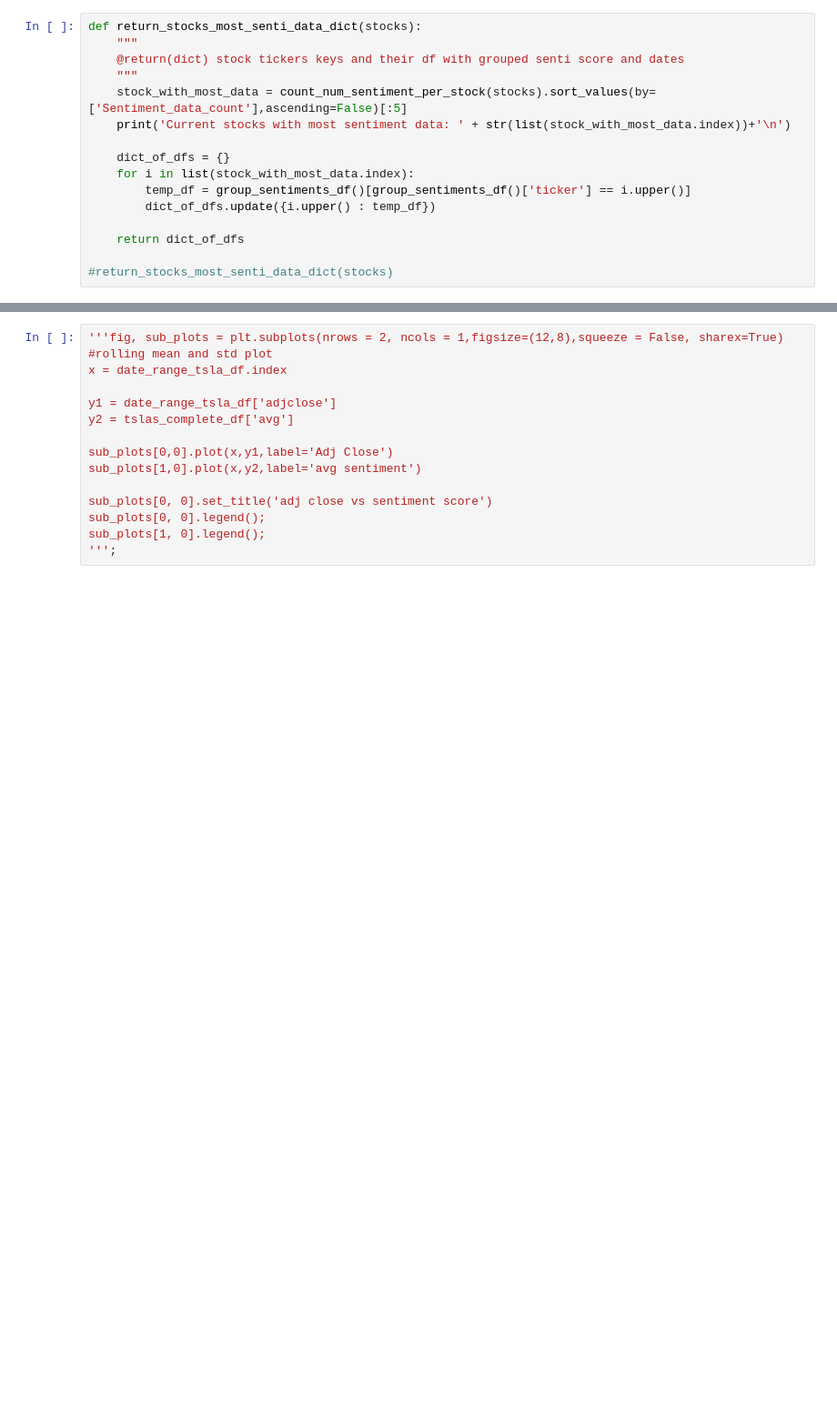
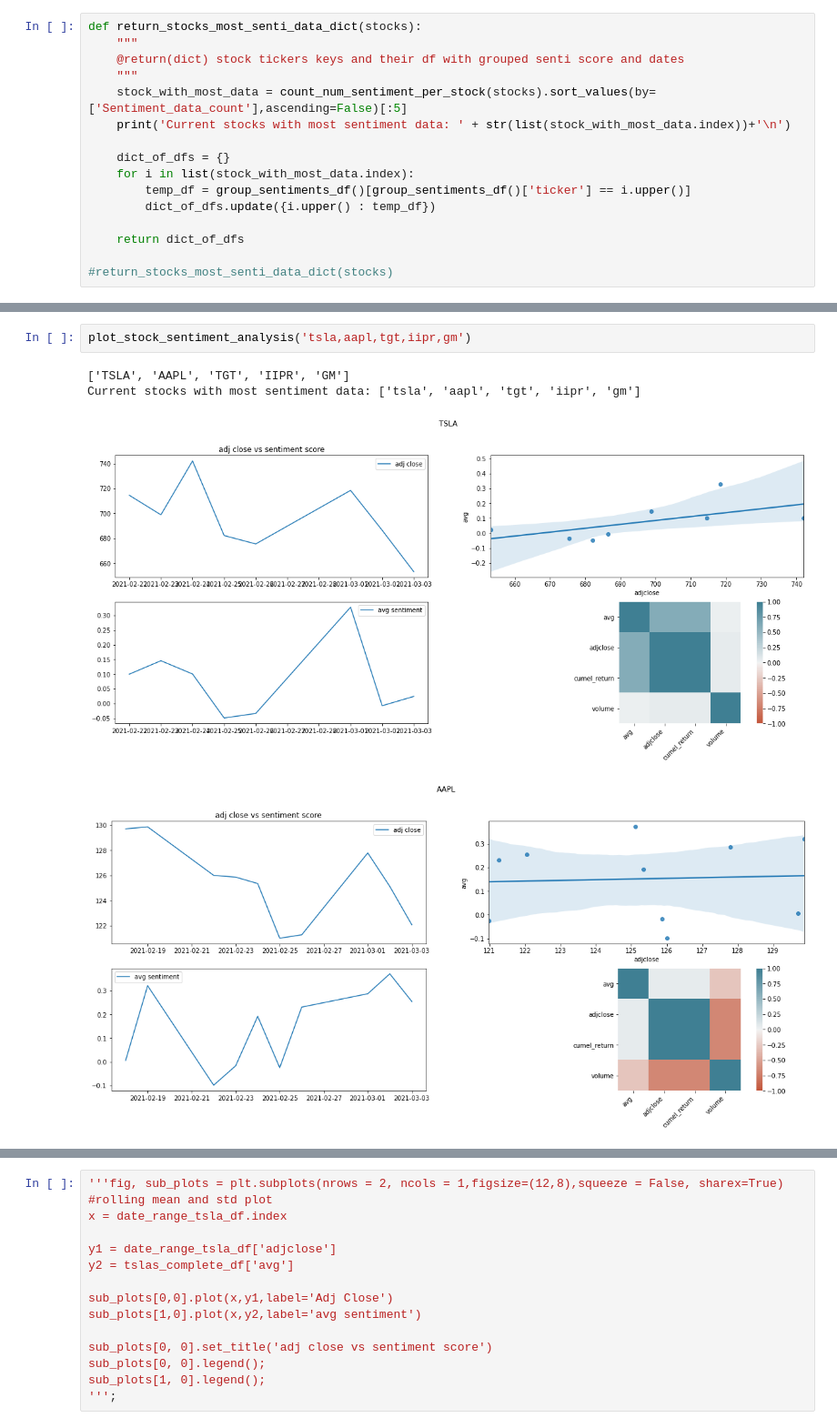
Before and after one commit to Sahand-J/sentiment_analysis_stock_market, a Jupyter notebook: final_outline_sentiment.ipynb, the cells around one changed output, grey strips where cells are left out. Shown at 91% size. Cells and saved outputs as stored; diff of their text form; blank space fills up the shorter version.

Commit message:
update
method to show plots complete

```diff
--- a/final_outline_sentiment.ipynb
+++ b/final_outline_sentiment.ipynb
@@ -375,0 +359,7 @@ ax2.legend();
+# %%
+plot_stock_sentiment_analysis('tsla,aapl,tgt,iipr,gm')
+# %% [output]
+['TSLA', 'AAPL', 'TGT', 'IIPR', 'GM']
+Current stocks with most sentiment data: ['tsla', 'aapl', 'tgt', 'iipr', 'gm']
+[figure, added]
+[figure, added]
```
Also changed, not shown: parts of 12 cells of this notebook.
